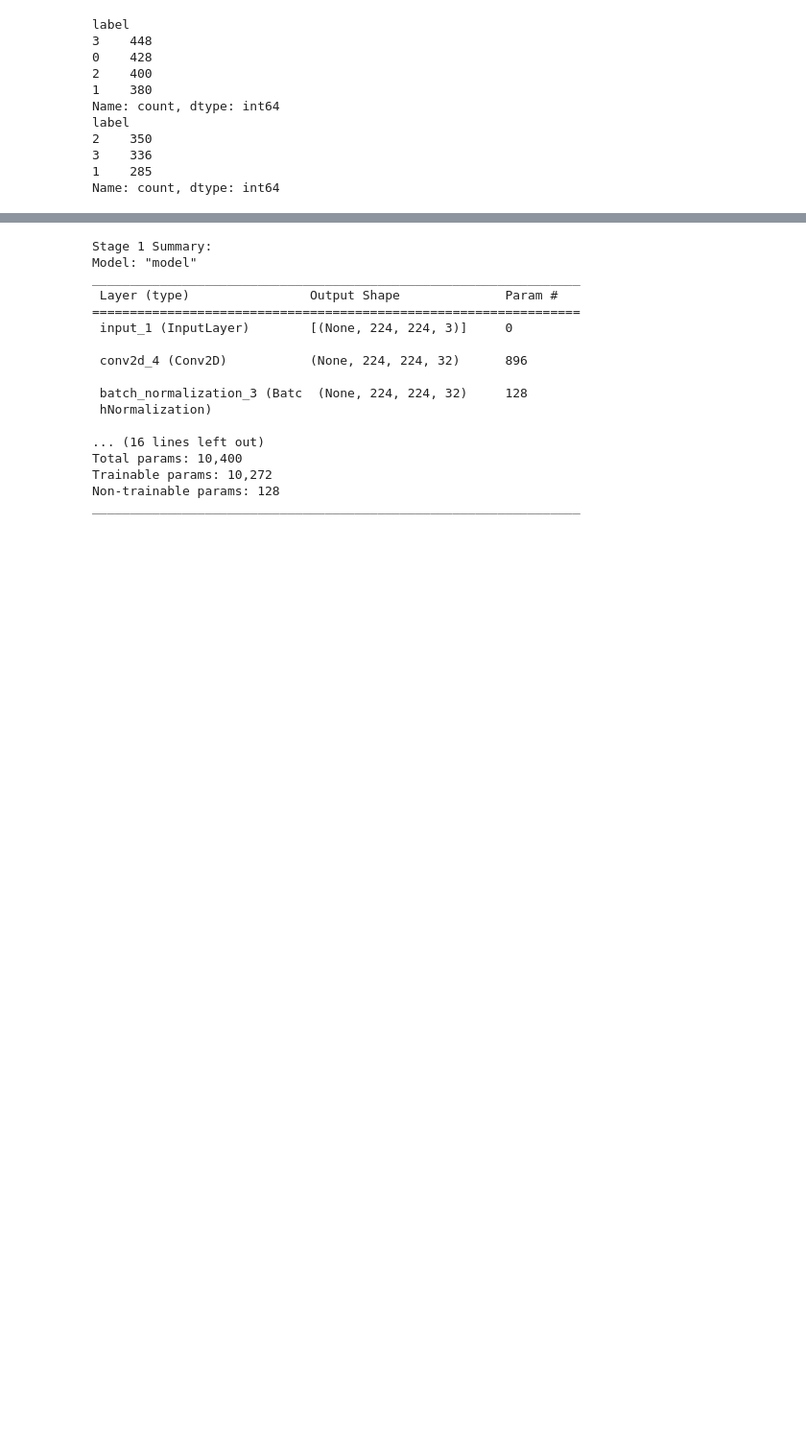
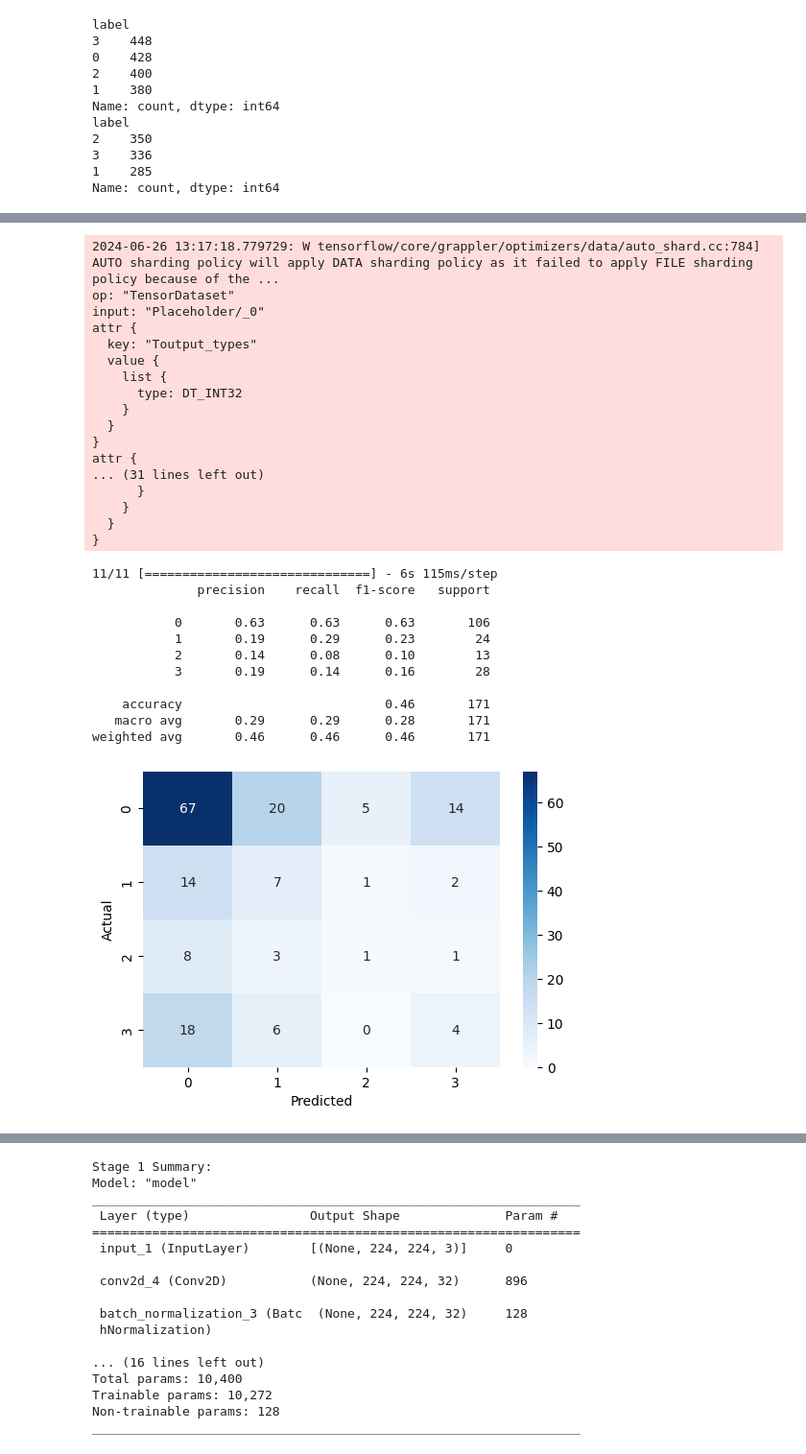
Before and after one commit to ghwjd/Lab, a Jupyter notebook: PeerJ_mem.ipynb, the cells around one changed output, grey strips where cells are left out. Shown at 96% size. Saved outputs shown, nothing was run; the diff lists cells and outputs as text; code cells hidden in the pictures; blank space fills up the shorter version.

```diff
--- a/PeerJ_mem.ipynb
+++ b/PeerJ_mem.ipynb
@@ -675,0 +718,32 @@ plt.show()
+# %%
+evaluate_and_visualize_model(model, val_generator)
+# %% [output]
+2024-06-26 13:17:18.779729: W tensorflow/core/grappler/optimizers/data/auto_shard.cc:784] AUTO sharding policy will apply DATA sharding policy as it failed to apply FILE sharding policy because of the ...
+op: "TensorDataset"
+input: "Placeholder/_0"
+attr {
+  key: "Toutput_types"
+  value {
+    list {
+      type: DT_INT32
+    }
+  }
+}
+attr {
+... (31 lines left out)
+      }
+    }
+  }
+}
+11/11 [==============================] - 6s 115ms/step
+              precision    recall  f1-score   support
+
+           0       0.63      0.63      0.63       106
+           1       0.19      0.29      0.23        24
+           2       0.14      0.08      0.10        13
+           3       0.19      0.14      0.16        28
+
+    accuracy                           0.46       171
+   macro avg       0.29      0.29      0.28       171
+weighted avg       0.46      0.46      0.46       171
+[figure, added]
```
Also changed, not shown: parts of 18 cells of this notebook.
